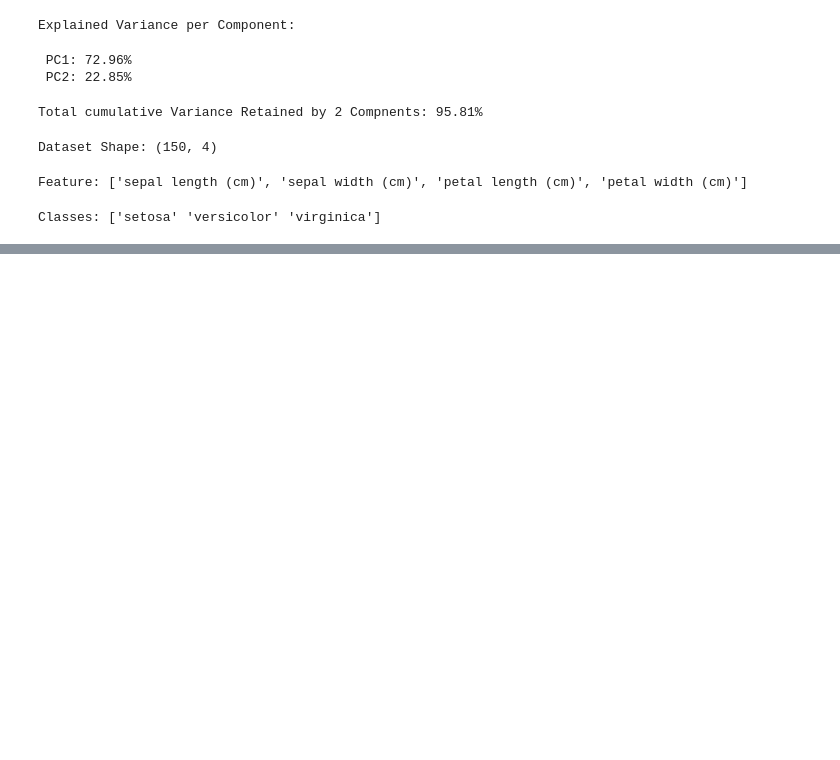
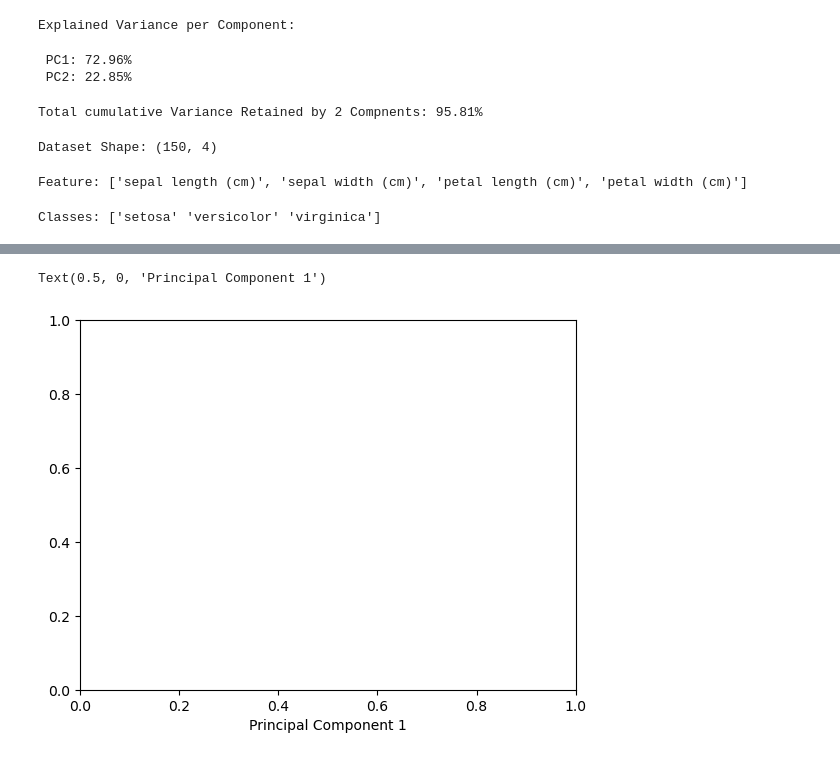
Before and after one commit to shanmukhasai7263/ML, a Jupyter notebook: lab_6_inlab.ipynb, the cells around one changed output, grey strips where cells are left out. Drawn from its saved outputs; the diff is of its cells as text; code cells hidden in the pictures; blank space fills up the shorter version.

```diff
--- a/lab_6_inlab.ipynb
+++ b/lab_6_inlab.ipynb
@@ -197,0 +401,5 @@ Classes: ['setosa' 'versicolor' 'virginica']
+# %%
+plt.xlabel("Principal Component 1")
+# %% [output]
+Text(0.5, 0, 'Principal Component 1')
+[figure, added]
```
Also changed, not shown: parts of 116 cells of this notebook.
